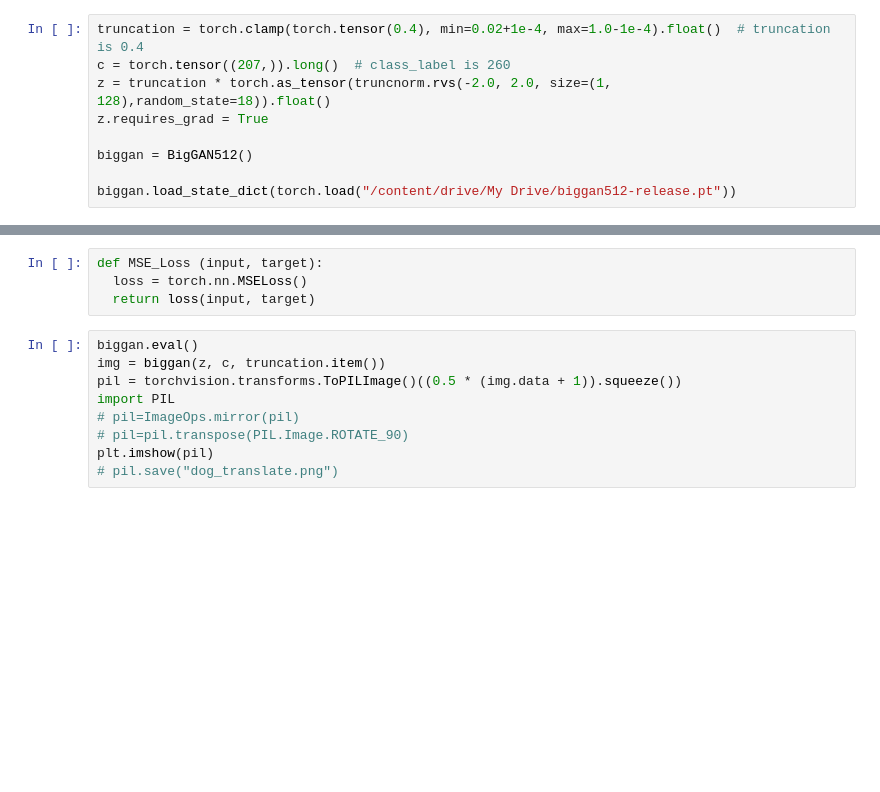
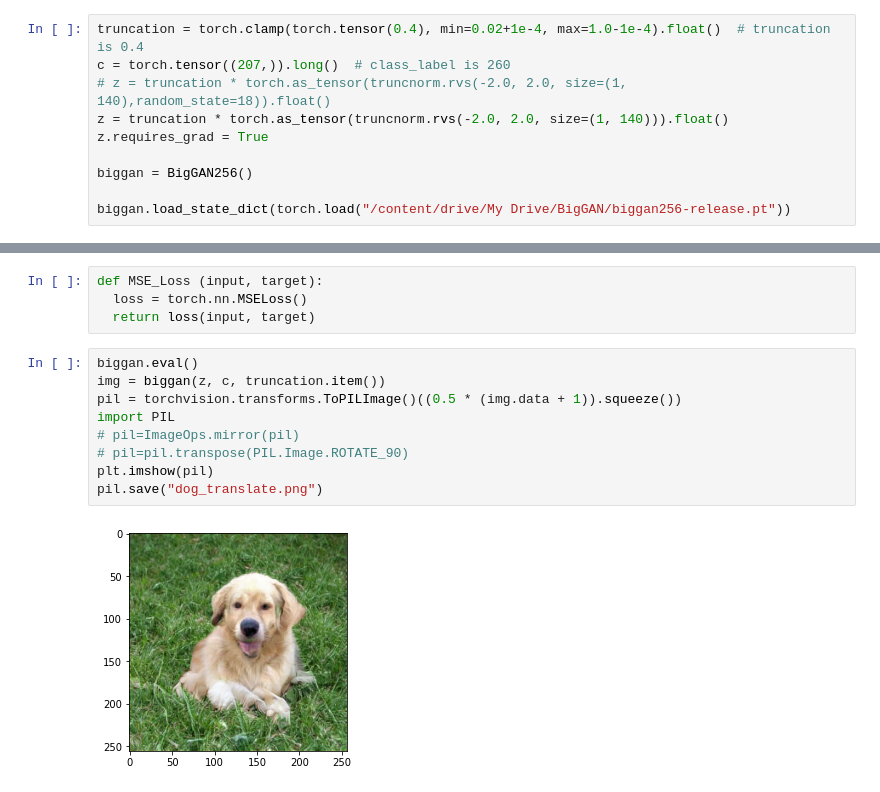
Before and after one commit to harpreetsodhi/ChangeMyPet-Deep-Learning-Model, a Jupyter notebook: Main.ipynb, the cells around one changed output, grey strips where cells are left out. Drawn from its saved outputs; the diff is of its cells as text; blank space fills up the shorter version.

```diff
--- a/Main.ipynb
+++ b/Main.ipynb
@@ -43,9 +60,10 @@ import matplotlib.pyplot as plt
 # %%
 truncation = torch.clamp(torch.tensor(0.4), min=0.02+1e-4, max=1.0-1e-4).float()  # truncation is 0.4
 c = torch.tensor((207,)).long()  # class_label is 260
-z = truncation * torch.as_tensor(truncnorm.rvs(-2.0, 2.0, size=(1, 128),random_state=18)).float()
+# z = truncation * torch.as_tensor(truncnorm.rvs(-2.0, 2.0, size=(1, 140),random_state=18)).float()
+z = truncation * torch.as_tensor(truncnorm.rvs(-2.0, 2.0, size=(1, 140))).float()
 z.requires_grad = True
 
-biggan = BigGAN512()
+biggan = BigGAN256()
 
-biggan.load_state_dict(torch.load("/content/drive/My Drive/biggan512-release.pt"))
+biggan.load_state_dict(torch.load("/content/drive/My Drive/BigGAN/biggan256-release.pt"))
@@ -60,12 +80,14 @@ def MSE_Loss (input, target):
 # %%
 biggan.eval()
 img = biggan(z, c, truncation.item())
 pil = torchvision.transforms.ToPILImage()((0.5 * (img.data + 1)).squeeze())
 import PIL
 # pil=ImageOps.mirror(pil)
 # pil=pil.transpose(PIL.Image.ROTATE_90)
 plt.imshow(pil)
-# pil.save("dog_translate.png")
+pil.save("dog_translate.png")
+# %% [output]
+[figure, added]
 # %%
 biggan.eval()
 # optimizer = torch.optim.AdamW([z], lr=0.1)
```
Also changed, not shown: parts of 11 cells of this notebook.
